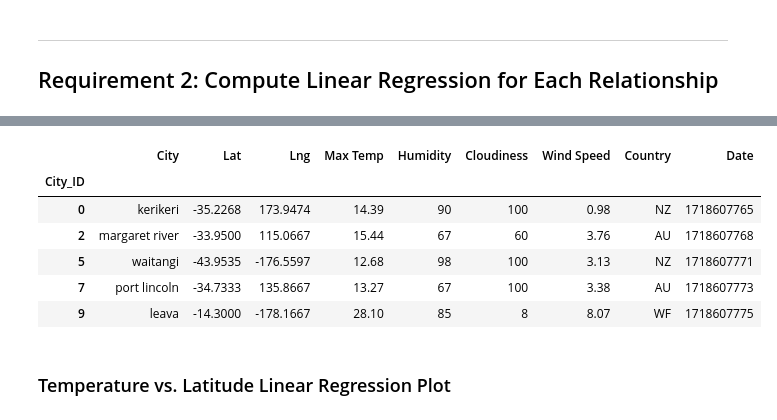
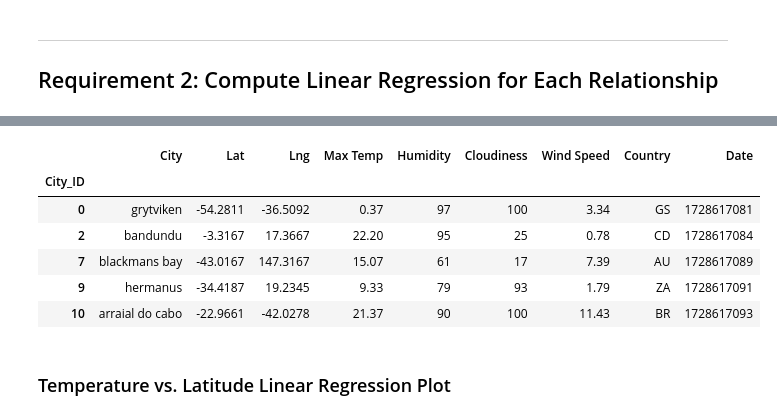
Before and after one commit to leahmathena/python-api-challenge, a Jupyter notebook: WeatherPy/WeatherPy.ipynb, the cells around one changed output, grey strips where cells are left out. Saved outputs shown, nothing was run; the diff lists cells and outputs as text; code cells hidden in the pictures.

```diff
--- a/WeatherPy/WeatherPy.ipynb
+++ b/WeatherPy/WeatherPy.ipynb
@@ -175,6 +175,6 @@ city_data_df.to_csv("output_data/cities.csv", index_label="City_ID")
 # %%
 # Read saved data
-city_data_df = pd.read_csv("output_data/cities.csv", index_col="City_ID")
+city_data_df = pd.read_csv("../Starter_Code/output_data/cities.csv", index_col="City_ID")
 
 # Display sample data
 city_data_df.head()
@@ -276,16 +320,16 @@ northern_hemi_df.head()
 # %%
 # Create a DataFrame with the Southern Hemisphere data (Latitude < 0)
-# YOUR CODE HERE
+southern_hemi_df = city_data_df[city_data_df["Lat"] < 0]
 
 # Display sample data
 southern_hemi_df.head()
 # %% [output]
 |  | City | Lat | Lng | Max Temp | Humidity | Cloudiness | Wind Speed | Country | Date |
 | City_ID |  |  |  |  |  |  |  |  |  |
-| 0 | kerikeri | -35.2268 | 173.9474 | 14.39 | 90 | 100 | 0.98 | NZ | 1718607765 |
-| 2 | margaret river | -33.9500 | 115.0667 | 15.44 | 67 | 60 | 3.76 | AU | 1718607768 |
-| 5 | waitangi | -43.9535 | -176.5597 | 12.68 | 98 | 100 | 3.13 | NZ | 1718607771 |
-| 7 | port lincoln | -34.7333 | 135.8667 | 13.27 | 67 | 100 | 3.38 | AU | 1718607773 |
-| 9 | leava | -14.3000 | -178.1667 | 28.10 | 85 | 8 | 8.07 | WF | 1718607775 |
+| 0 | grytviken | -54.2811 | -36.5092 | 0.37 | 97 | 100 | 3.34 | GS | 1728617081 |
+| 2 | bandundu | -3.3167 | 17.3667 | 22.20 | 95 | 25 | 0.78 | CD | 1728617084 |
+| 7 | blackmans bay | -43.0167 | 147.3167 | 15.07 | 61 | 17 | 7.39 | AU | 1728617089 |
+| 9 | hermanus | -34.4187 | 19.2345 | 9.33 | 79 | 93 | 1.79 | ZA | 1728617091 |
+| 10 | arraial do cabo | -22.9661 | -42.0278 | 21.37 | 90 | 100 | 11.43 | BR | 1728617093 |
 # %% [markdown]
 ###  Temperature vs. Latitude Linear Regression Plot
```
Also changed, not shown: parts of 37 cells of this notebook, 14 other files.
